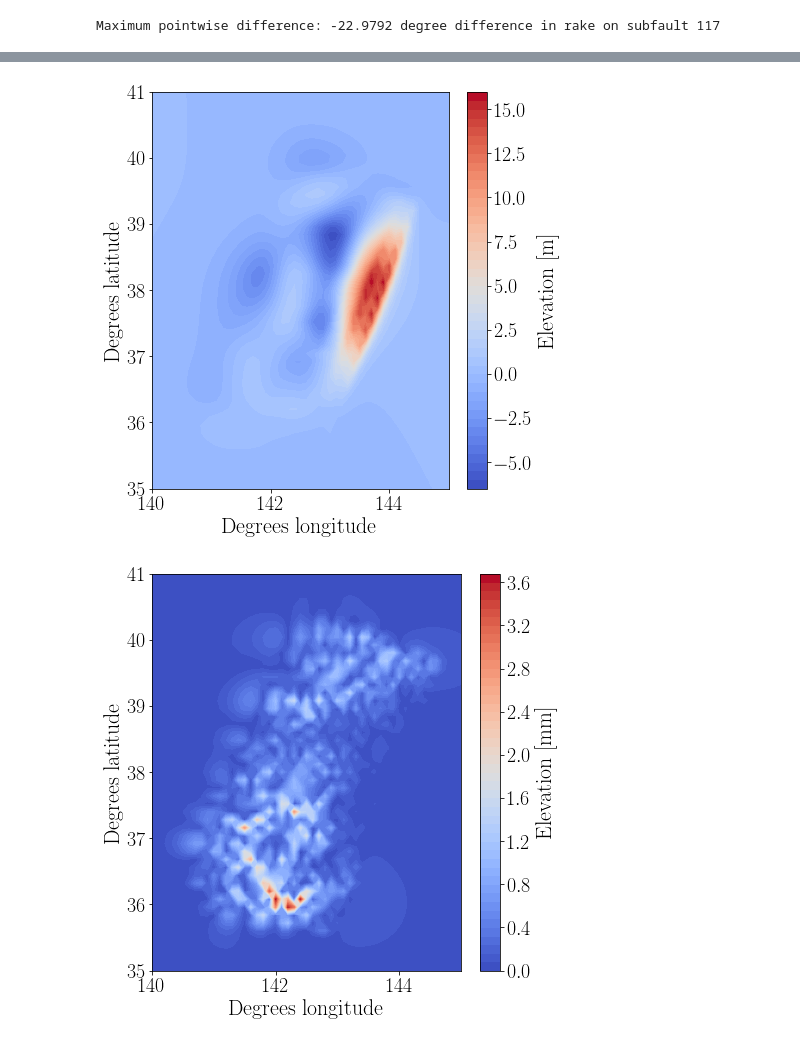
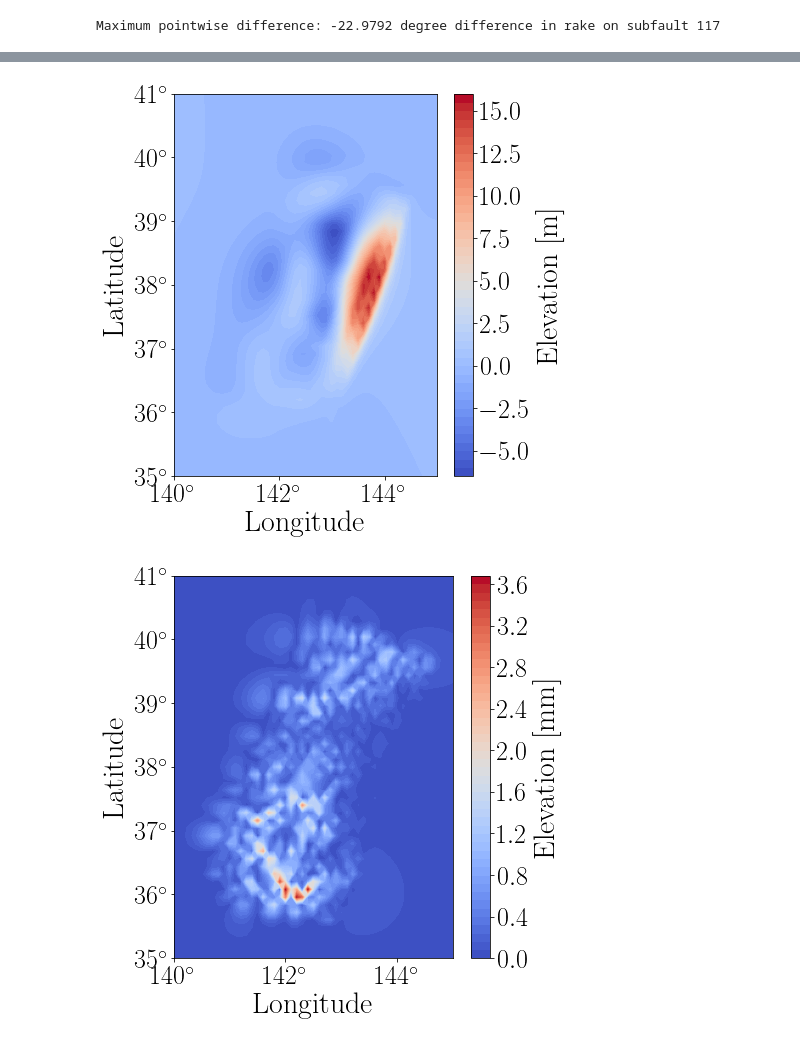
Before and after one commit to jwallwork23/adapt_utils_notebooks, a Jupyter notebook: case_studies/tohoku/02-okada/06-invert-okada-slip-and-rake-only.ipynb, the cells around one changed output, grey strips where cells are left out. Drawn from its saved outputs; the diff is of its cells as text; code cells hidden in the pictures.

```diff
--- a/case_studies/tohoku/02-okada/06-invert-okada-slip-and-rake-only.ipynb
+++ b/case_studies/tohoku/02-okada/06-invert-okada-slip-and-rake-only.ipynb
@@ -252,5 +270,7 @@ print("Mean square error of controls = {:.4e}".format(np.linalg.norm(diff)**2/le
 Mean square error of controls = 1.4367e+01
 # %%
 diff = diff.reshape(op.nx*op.ny, len(op.active_controls))
+m_orig = m_orig.reshape(op.nx*op.ny, len(op.active_controls))
+m_opt = m_opt.reshape(op.nx*op.ny, len(op.active_controls))
 # %%
 fig, axes = plt.subplots(figsize=(7, 7))
@@ -294,3 +296,16 @@ loc = np.unravel_index(np.argmax(np.abs(diff), axis=None), diff.shape)
 print(msg.format(diff[loc], op.active_controls[loc[1]], loc[0]))
 # %% [output]
 Maximum pointwise difference: -22.9792 degree difference in rake on subfault 117
+# %%
+fig, axes = plt.subplots(figsize=(6, 5))
+colours = ['C0', 'C9']
+markers = ['o', 'x']
+for i, (control, colour, marker) in enumerate(zip(op.active_controls, colours, markers)):
+    axes.plot(m_orig[:, 0], diff[:, i], marker, label=control.capitalize(), color=colour)
+axes.grid(True);
+axes.set_xlabel("Target slip [$\mathrm m$]")
+axes.set_ylabel("Difference in control parameter")
+use_degrees(axes, x=False, y=True)
+axes.legend()
+plt.tight_layout()
+plt.savefig("plots/notebook_6_slip_vs_diff.pdf")
@@ -296,0 +314,13 @@ Maximum pointwise difference: -22.9792 degree difference in rake on subfault 117
+# %%
+fig, axes = plt.subplots(figsize=(6, 5))
+colours = ['C0', 'C9']
+markers = ['o', 'x']
+for i, (control, colour, marker) in enumerate(zip(op.active_controls, colours, markers)):
+    axes.plot(m_orig[:, 1], diff[:, i], marker, label=control.capitalize(), color=colour)
+axes.grid(True);
+axes.set_xlabel("Target rake")
+axes.set_ylabel("Difference in control parameter")
+use_degrees(axes)
+# axes.legend()
+plt.tight_layout()
+plt.savefig("plots/notebook_6_rake_vs_diff.pdf")
@@ -297,8 +329,5 @@ Maximum pointwise difference: -22.9792 degree difference in rake on subfault 117
 # %%
-op = TohokuOkadaBasisOptions(**kwargs)
-op.active_controls = active_controls
 m_opt = np.load("notebook_6_m_opt.npy")
 m_opt = m_opt.reshape(op.nx*op.ny, len(op.active_controls))
 for i, control in enumerate(op.active_controls):
-    op.control_parameters[control] = m_opt[:, i]
-    op.create_topography()
+    kwargs['control_parameters'][control] = m_opt[:, i]
@@ -305,32 +341,36 @@ for i, control in enumerate(op.active_controls):
 # %%
 eta_opt = op.fault.dtopo.dZ.reshape(N, N)
 eta_err = np.abs(eta - eta_opt)*1000
 
 fig, axes = plt.subplots(figsize=(7, 7))
 cbar = fig.colorbar(axes.contourf(X, Y, eta_opt, **plotting_kwargs), ax=axes);
 cbar.ax.tick_params(labelsize=tick_fontsize);
 cbar.set_label(r'Elevation [$\mathrm m$]', size=fontsize);
-axes.set_xlabel("Degrees longitude", fontsize=fontsize);
-axes.set_ylabel("Degrees latitude", fontsize=fontsize);
+axes.set_xlabel("Longitude", fontsize=fontsize);
+axes.set_ylabel("Latitude", fontsize=fontsize);
+use_degrees(axes)
 for tick in axes.xaxis.get_major_ticks():
     tick.label.set_fontsize(tick_fontsize);
 for tick in axes.yaxis.get_major_ticks():
     tick.label.set_fontsize(tick_fontsize);
 plt.tight_layout()
 plt.savefig("plots/notebook_6_optimised_source.pdf")
+plt.savefig("plots/notebook_6_optimised_source.png")
 
 fig, axes = plt.subplots(figsize=(7, 7))
 cbar = fig.colorbar(axes.contourf(X, Y, eta_err, **plotting_kwargs), ax=axes);
 cbar.ax.tick_params(labelsize=tick_fontsize);
 cbar.set_label(r'Elevation [$\mathrm{mm}$]', size=fontsize);
-axes.set_xlabel("Degrees longitude", fontsize=fontsize);
-axes.set_ylabel("Degrees latitude", fontsize=fontsize);
+axes.set_xlabel("Longitude", fontsize=fontsize);
+axes.set_ylabel("Latitude", fontsize=fontsize);
+use_degrees(axes)
 for tick in axes.xaxis.get_major_ticks():
     tick.label.set_fontsize(tick_fontsize);
 for tick in axes.yaxis.get_major_ticks():
     tick.label.set_fontsize(tick_fontsize);
 plt.tight_layout()
 plt.savefig("plots/notebook_6_pointwise_error.pdf")
+plt.savefig("plots/notebook_6_pointwise_error.png")
 # %% [output]
-[figure, old version]
+[figure, new version]
-[figure, old version]
+[figure, new version]
```
Also changed, not shown: parts of 12 cells of this notebook, 1 other file.
